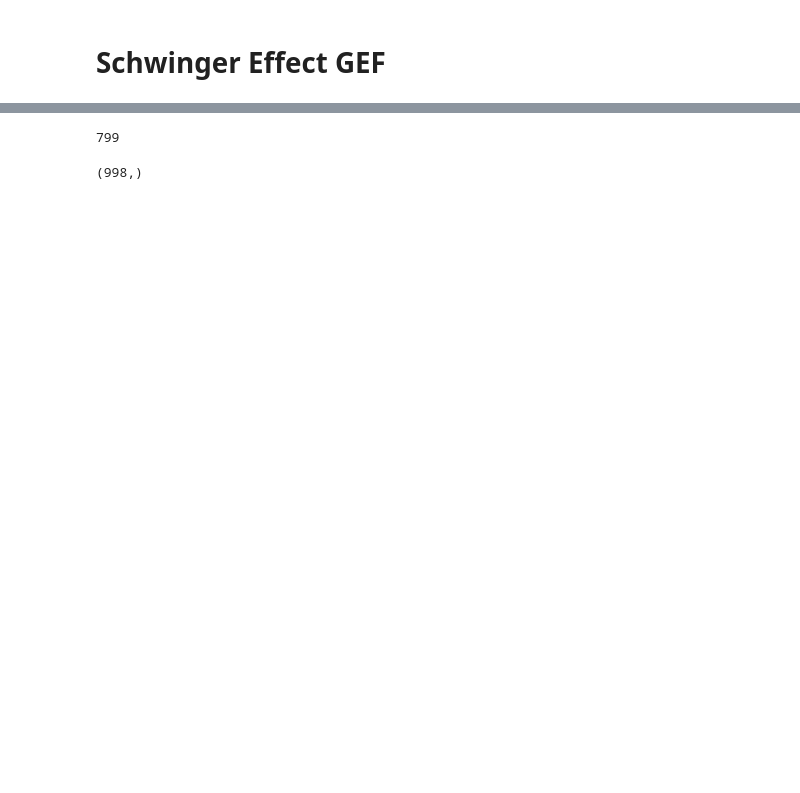
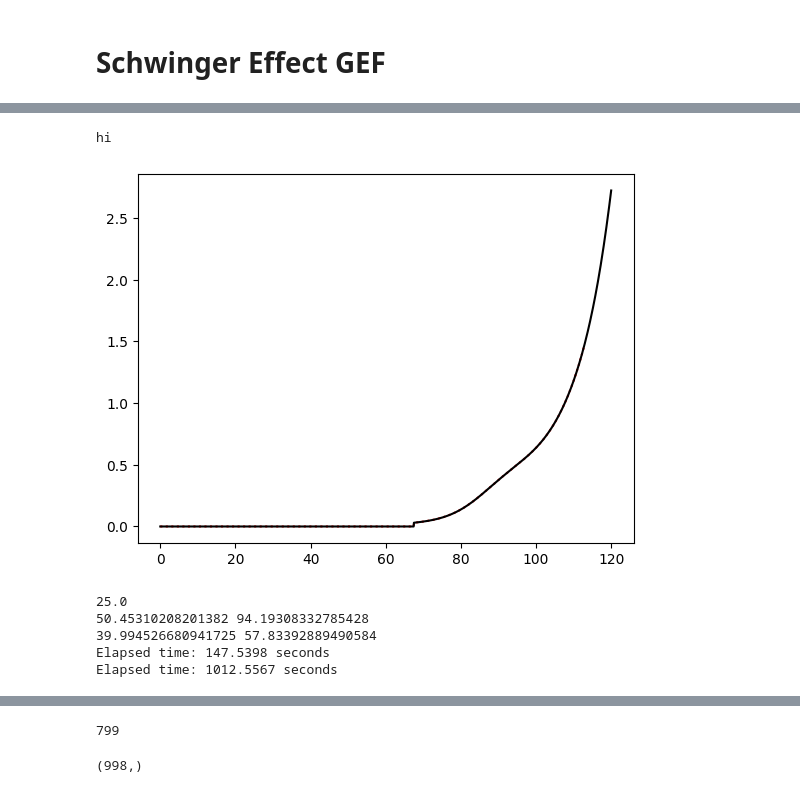
Before and after one commit to richard-von-eckardstein/GEFF, a Jupyter notebook: ModeByMode.ipynb, the cells around one changed output, grey strips where cells are left out. Saved outputs shown, nothing was run; the diff lists cells and outputs as text; code cells hidden in the pictures; blank space fills up the shorter version.

```diff
--- a/ModeByMode.ipynb
+++ b/ModeByMode.ipynb
@@ -386,0 +581,45 @@ ax[1].set_yticks(np.array([0, 1, 2, 3, 4, 5]))
+# %%
+file = "Out/GEF_Beta25.0_SE-1.0_AltDamp_v4.dat"
+SE=True
+input_df = pd.read_table(file, sep=",")
+#data = input_df.values
+data = dict(zip(input_df.columns[1:],input_df.values[1:,1:].T))
+NR = data["N"]
+tR = data["t"]
+aR = data["a"]
+khR = data["kh"]
+dphidtR = data["dphi"]
+af = CubicSpline(tR, aR)
+dphidtf = CubicSpline(tR, dphidtR)
+khf = CubicSpline(tR, khR)
+
+"""if(SE):
+    print("hi")
+    deltaR = data["delta"]
+    sigmaER = data["sigmaE"]
+    plt.plot(tR, sigmaER)
+    for i in range(len(sigmaER)):
+            if tR[i] < 70.:
+                sigmaER[i] = 0.
+    sigmaBR = data["sigmaB"]
+    sigmaEf = CubicSpline(tR, sigmaER)
+    sigmaBf = CubicSpline(tR, sigmaBR)
+    deltaf = CubicSpline(tR, deltaR)
+else:
+    sigmaEf = lambda t: 0.
+    sigmaBf = lambda t: 0.
+    deltaf = lambda t: 1.
+
+#plt.vlines(40., 0.0, 1.0)
+#plt.vlines(57.92, 0.0, 1.0)
+plt.plot(tR, sigmaER)
+plt.show()"""
+ts, Ns, ks, khs, Ap, dAp, Am, dAm = RunMBM(file, 40., SE=True, EarlyModes=100, LateModes=400)
+# %% [output]
+hi
+[figure, added]
+25.0
+50.45310208201382 94.19308332785428
+39.994526680941725 57.83392889490584
+Elapsed time: 147.5398 seconds
+Elapsed time: 1012.5567 seconds
```
Also changed, not shown: parts of 15 cells of this notebook, 4 other files.
